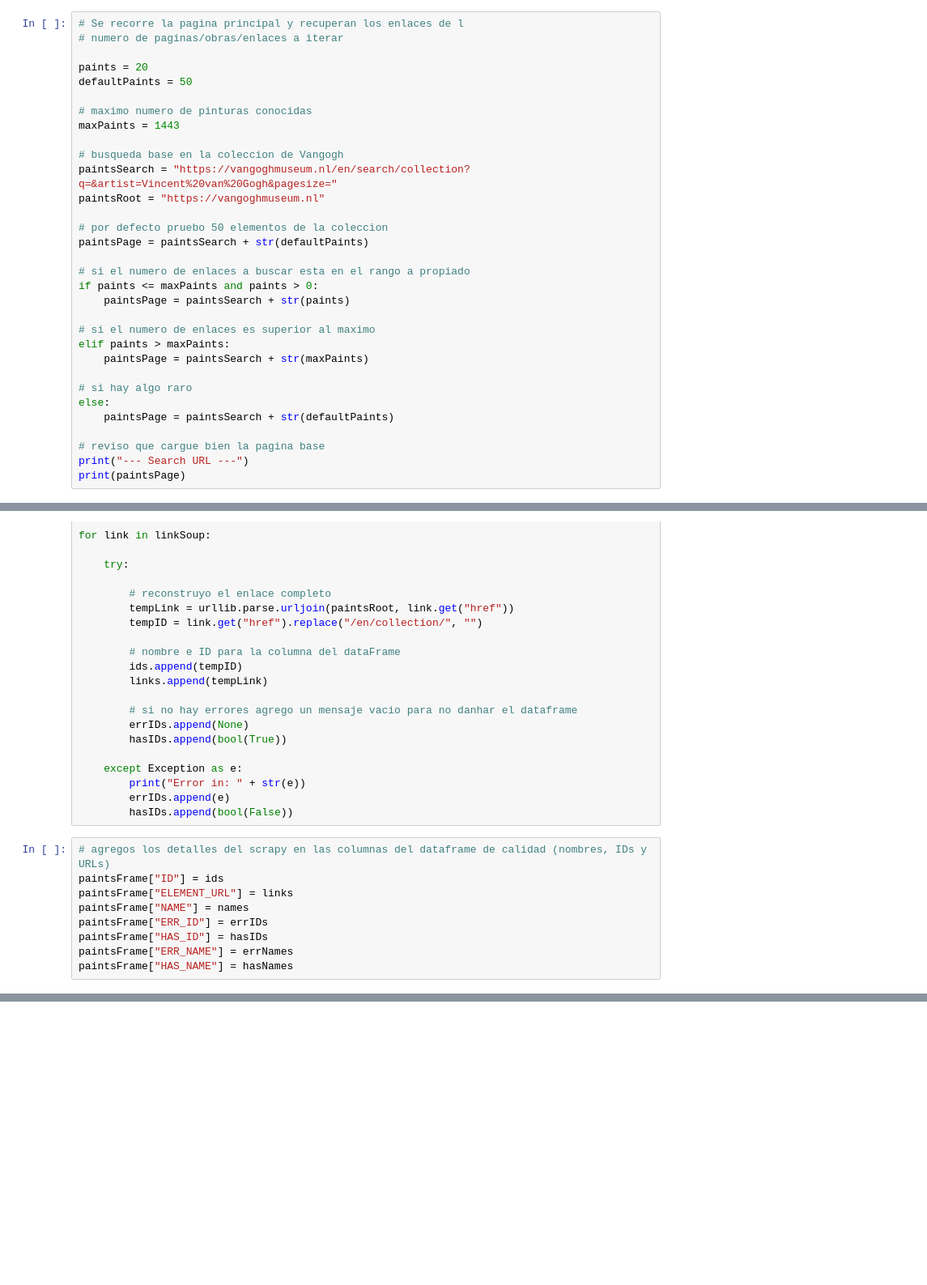
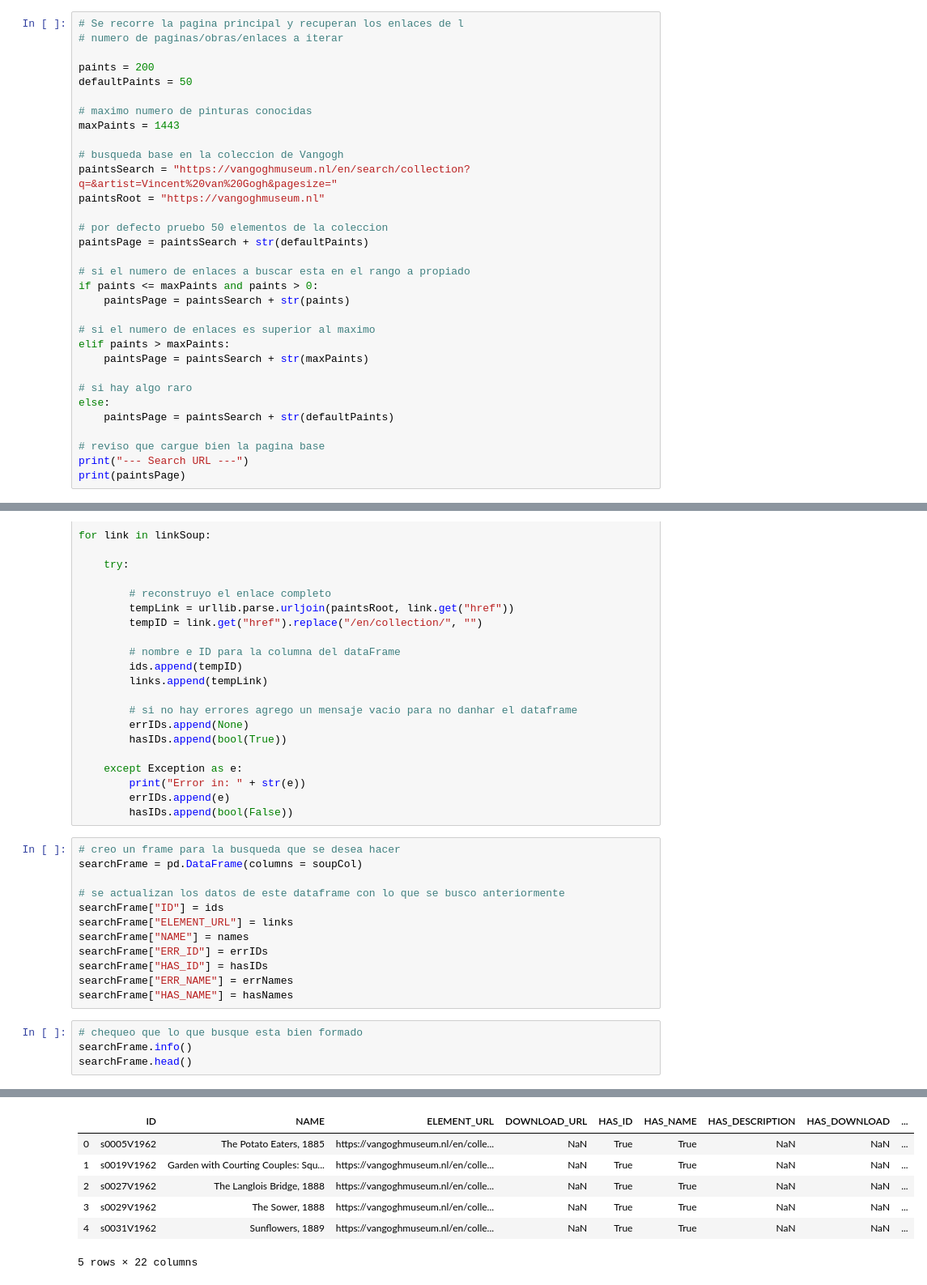
Before and after one commit to sa-artea/VVG-Letters-Scrapy, a Jupyter notebook: 01 - DataRecoveryVVG/ScrapingPinturas.ipynb, the cells around one changed output, grey strips where cells are left out. Shown at 81% size. Saved outputs shown, nothing was run; the diff lists cells and outputs as text; blank space fills up the shorter version.

```diff
--- a/01 - DataRecoveryVVG/ScrapingPinturas.ipynb
+++ b/01 - DataRecoveryVVG/ScrapingPinturas.ipynb
@@ -146,7 +114,7 @@ creo el URL de busqueda en la pagina principal de la coleccion para extraer los
 # Se recorre la pagina principal y recuperan los enlaces de l
 # numero de paginas/obras/enlaces a iterar
 
-paints = 20
+paints = 200
 defaultPaints = 50
 
 # maximo numero de pinturas conocidas
@@ -272,12 +240,20 @@ for link in linkSoup:
         print("Error in: " + str(e))
         errIDs.append(e)
         hasIDs.append(bool(False))
-# %%
-# agregos los detalles del scrapy en las columnas del dataframe de calidad (nombres, IDs y URLs)
-paintsFrame["ID"] = ids
-paintsFrame["ELEMENT_URL"] = links
-paintsFrame["NAME"] = names
-paintsFrame["ERR_ID"] = errIDs
-paintsFrame["HAS_ID"] = hasIDs
-paintsFrame["ERR_NAME"] = errNames
-paintsFrame["HAS_NAME"] = hasNames
+# %%
+# creo un frame para la busqueda que se desea hacer
+searchFrame = pd.DataFrame(columns = soupCol)
+
+# se actualizan los datos de este dataframe con lo que se busco anteriormente
+searchFrame["ID"] = ids
+searchFrame["ELEMENT_URL"] = links
+searchFrame["NAME"] = names
+searchFrame["ERR_ID"] = errIDs
+searchFrame["HAS_ID"] = hasIDs
+searchFrame["ERR_NAME"] = errNames
+searchFrame["HAS_NAME"] = hasNames
+# %%
+# chequeo que lo que busque esta bien formado
+searchFrame.info()
+searchFrame.head()
+# %% [output]
@@ -283,0 +277,7 @@ paintsFrame["HAS_NAME"] = hasNames
+|  | ID | NAME | ELEMENT_URL | DOWNLOAD_URL | HAS_ID | HAS_NAME | HAS_DESCRIPTION | HAS_DOWNLOAD | ... |
+| 0 | s0005V1962 | The Potato Eaters, 1885 | https://vangoghmuseum.nl/en/colle... | NaN | True | True | NaN | NaN | ... |
+| 1 | s0019V1962 | Garden with Courting Couples: Squ... | https://vangoghmuseum.nl/en/colle... | NaN | True | True | NaN | NaN | ... |
+| 2 | s0027V1962 | The Langlois Bridge, 1888 | https://vangoghmuseum.nl/en/colle... | NaN | True | True | NaN | NaN | ... |
+| 3 | s0029V1962 | The Sower, 1888 | https://vangoghmuseum.nl/en/colle... | NaN | True | True | NaN | NaN | ... |
+| 4 | s0031V1962 | Sunflowers, 1889 | https://vangoghmuseum.nl/en/colle... | NaN | True | True | NaN | NaN | ... |
+5 rows × 22 columns
```
Also changed, not shown: parts of 39 cells of this notebook, 2 other files.
